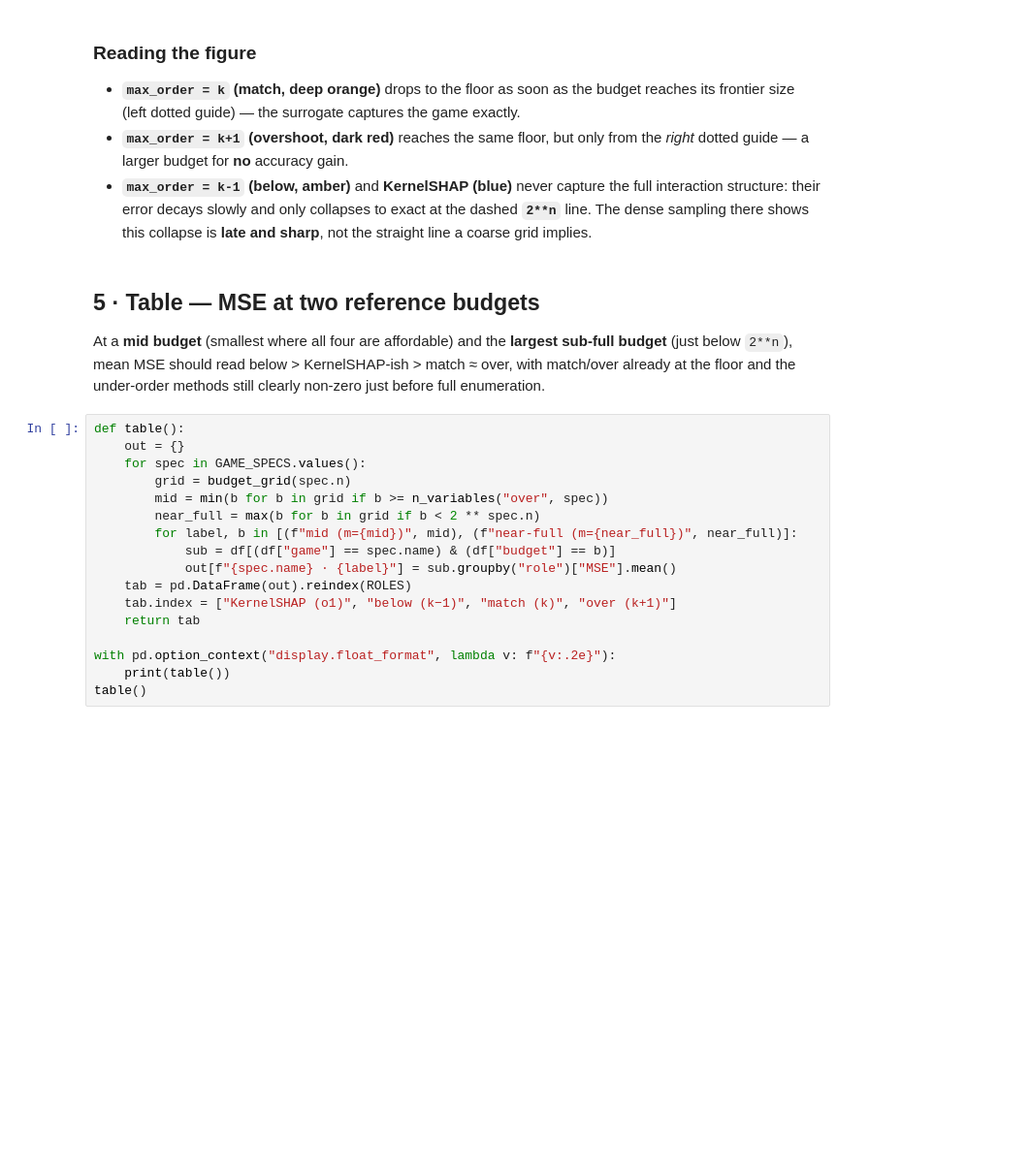
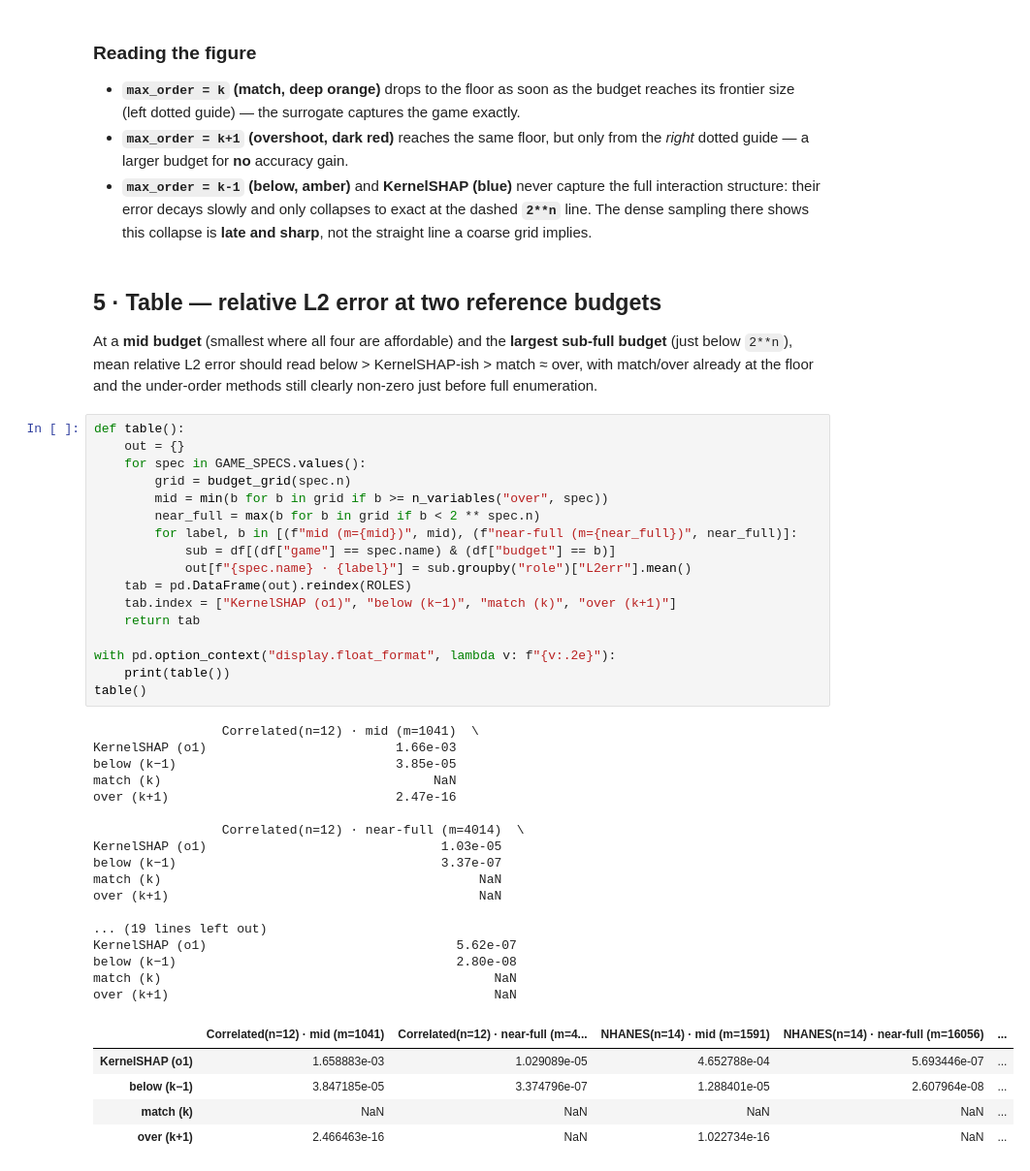
Before and after one commit to FabianK-Dev/shapiq, a Jupyter notebook: notebooks/polyshap/polyshap_true_order.ipynb, the cells around one changed output. Shown at 97% size. Drawn from its saved outputs; the diff is of its cells as text; blank space fills up the shorter version.

```diff
--- a/notebooks/polyshap/polyshap_true_order.ipynb
+++ b/notebooks/polyshap/polyshap_true_order.ipynb
@@ -254,27 +302,50 @@ plt.show()
   to exact at the dashed **`2**n`** line. The dense sampling there shows this
   collapse is **late and sharp**, not the straight line a coarse grid implies.
 # %% [markdown]
-## 5 · Table — MSE at two reference budgets
+## 5 · Table — relative L2 error at two reference budgets
 
 At a **mid budget** (smallest where all four are affordable) and the **largest
-sub-full budget** (just below `2**n`), mean MSE should read
+sub-full budget** (just below `2**n`), mean relative L2 error should read
 below > KernelSHAP-ish > match ≈ over, with match/over already at the floor and
 the under-order methods still clearly non-zero just before full enumeration.
 # %%
 def table():
     out = {}
     for spec in GAME_SPECS.values():
         grid = budget_grid(spec.n)
         mid = min(b for b in grid if b >= n_variables("over", spec))
         near_full = max(b for b in grid if b < 2 ** spec.n)
         for label, b in [(f"mid (m={mid})", mid), (f"near-full (m={near_full})", near_full)]:
             sub = df[(df["game"] == spec.name) & (df["budget"] == b)]
-            out[f"{spec.name} · {label}"] = sub.groupby("role")["MSE"].mean()
+            out[f"{spec.name} · {label}"] = sub.groupby("role")["L2err"].mean()
     tab = pd.DataFrame(out).reindex(ROLES)
     tab.index = ["KernelSHAP (o1)", "below (k−1)", "match (k)", "over (k+1)"]
     return tab
 
 with pd.option_context("display.float_format", lambda v: f"{v:.2e}"):
     print(table())
 table()
+# %% [output]
+                 Correlated(n=12) · mid (m=1041)  \
+KernelSHAP (o1)                         1.66e-03
+below (k−1)                             3.85e-05
+match (k)                                    NaN
+over (k+1)                              2.47e-16
+
+                 Correlated(n=12) · near-full (m=4014)  \
+KernelSHAP (o1)                               1.03e-05
+below (k−1)                                   3.37e-07
+match (k)                                          NaN
+over (k+1)                                         NaN
+
+... (19 lines left out)
+KernelSHAP (o1)                                 5.62e-07
+below (k−1)                                     2.80e-08
+match (k)                                            NaN
+over (k+1)                                           NaN
+|  | Correlated(n=12) · mid (m=1041) | Correlated(n=12) · near-full (m=4... | NHANES(n=14) · mid (m=1591) | NHANES(n=14) · near-full (m=16056) | ... |
+| KernelSHAP (o1) | 1.658883e-03 | 1.029089e-05 | 4.652788e-04 | 5.693446e-07 | ... |
+| below (k−1) | 3.847185e-05 | 3.374796e-07 | 1.288401e-05 | 2.607964e-08 | ... |
+| match (k) | NaN | NaN | NaN | NaN | ... |
+| over (k+1) | 2.466463e-16 | NaN | 1.022734e-16 | NaN | ... |
 # %% [markdown]
```
Also changed, not shown: parts of 12 cells of this notebook, 7 other files.
